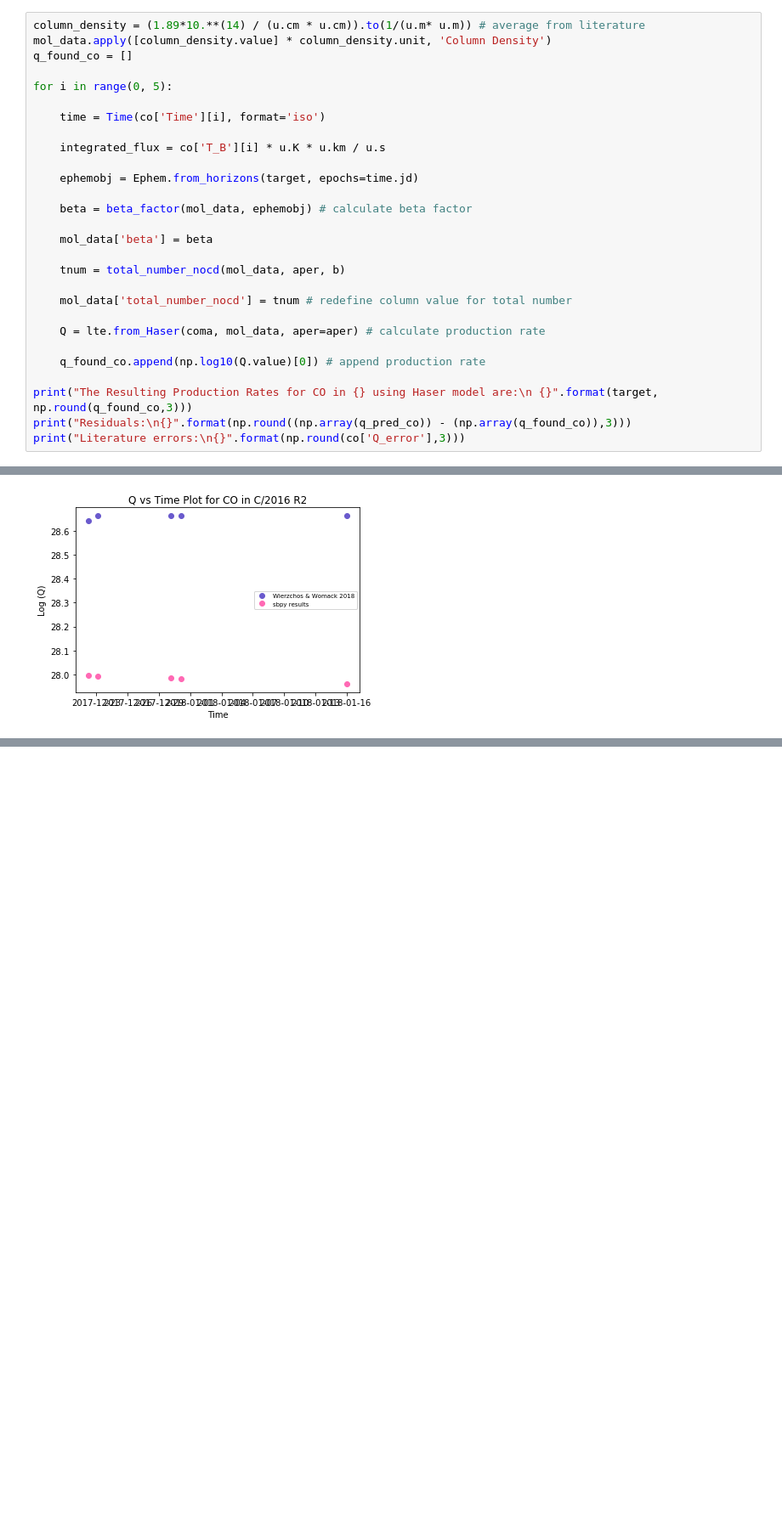
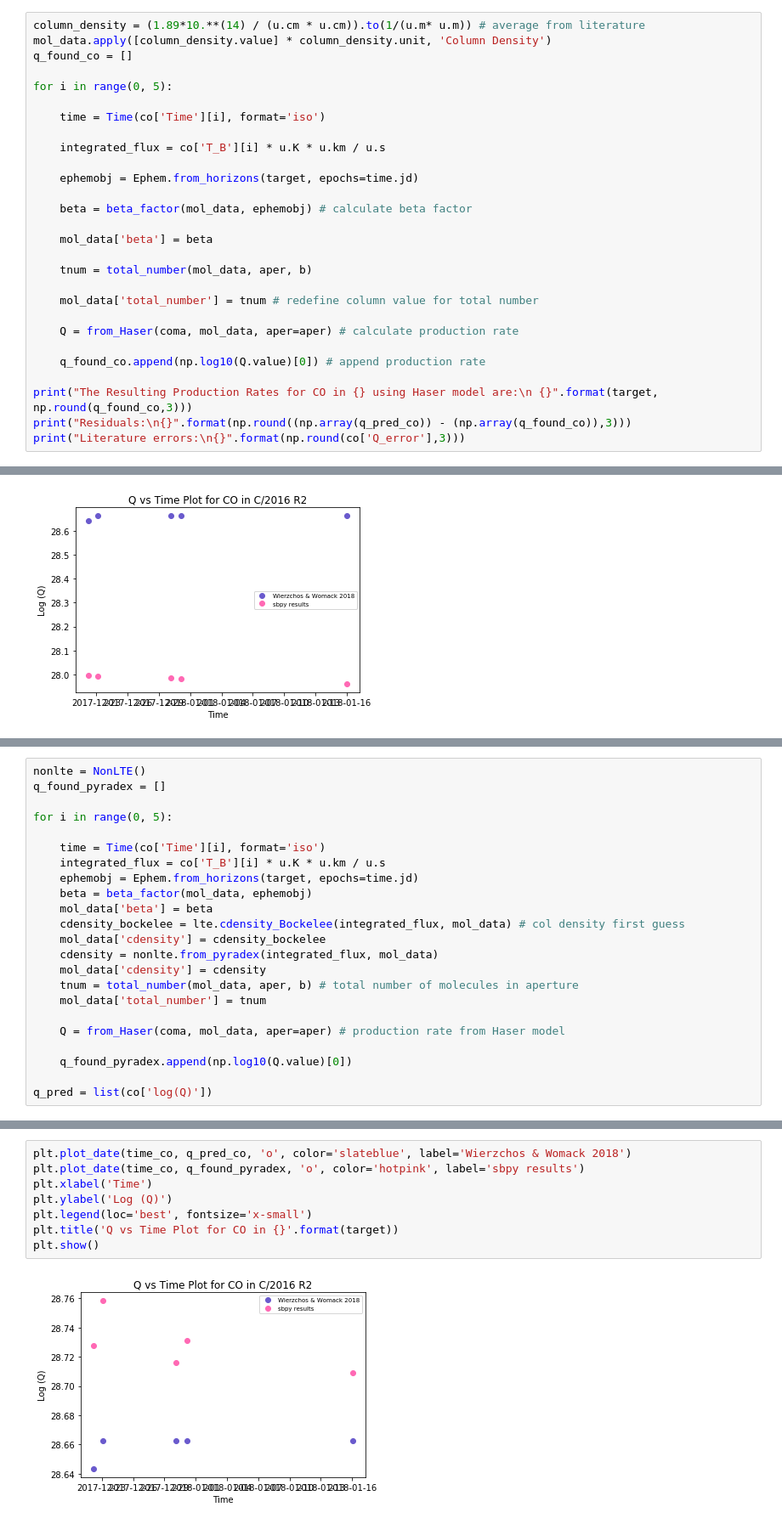
Before and after one commit to NASA-Planetary-Science/sbpy-tutorial, a Jupyter notebook: notebooks/activity/productionrates.ipynb, the cells around one changed output, grey strips where cells are left out. Shown: that part at 85% size. Drawn from its saved outputs; the diff is of its cells as text; blank space fills up the shorter version.

```diff
--- a/notebooks/activity/productionrates.ipynb
+++ b/notebooks/activity/productionrates.ipynb
@@ -558,11 +558,11 @@ for i in range(0, 5):
 
     mol_data['beta'] = beta
 
-    tnum = total_number_nocd(mol_data, aper, b)
+    tnum = total_number(mol_data, aper, b)
 
-    mol_data['total_number_nocd'] = tnum # redefine column value for total number
+    mol_data['total_number'] = tnum # redefine column value for total number
 
-    Q = lte.from_Haser(coma, mol_data, aper=aper) # calculate production rate
+    Q = from_Haser(coma, mol_data, aper=aper) # calculate production rate
 
     q_found_co.append(np.log10(Q.value)[0]) # append production rate
 
@@ -594,0 +635,23 @@ Hardly traceable inconsistencies like these are common in cometary studies, sinc
+# %%
+nonlte = NonLTE()
+q_found_pyradex = []
+
+for i in range(0, 5):
+
+    time = Time(co['Time'][i], format='iso')
+    integrated_flux = co['T_B'][i] * u.K * u.km / u.s
+    ephemobj = Ephem.from_horizons(target, epochs=time.jd)
+    beta = beta_factor(mol_data, ephemobj)
+    mol_data['beta'] = beta
+    cdensity_bockelee = lte.cdensity_Bockelee(integrated_flux, mol_data) # col density first guess
+    mol_data['cdensity'] = cdensity_bockelee
+    cdensity = nonlte.from_pyradex(integrated_flux, mol_data)
+    mol_data['cdensity'] = cdensity
+    tnum = total_number(mol_data, aper, b) # total number of molecules in aperture
+    mol_data['total_number'] = tnum
+
+    Q = from_Haser(coma, mol_data, aper=aper) # production rate from Haser model
+
+    q_found_pyradex.append(np.log10(Q.value)[0])
+
+q_pred = list(co['log(Q)'])
@@ -594,0 +690,10 @@ Hardly traceable inconsistencies like these are common in cometary studies, sinc
+# %%
+plt.plot_date(time_co, q_pred_co, 'o', color='slateblue', label='Wierzchos & Womack 2018')
+plt.plot_date(time_co, q_found_pyradex, 'o', color='hotpink', label='sbpy results')
+plt.xlabel('Time')
+plt.ylabel('Log (Q)')
+plt.legend(loc='best', fontsize='x-small')
+plt.title('Q vs Time Plot for CO in {}'.format(target))
+plt.show()
+# %% [output]
+[figure, added]
```
Also changed, not shown: parts of 10 cells of this notebook, 1 other file.
